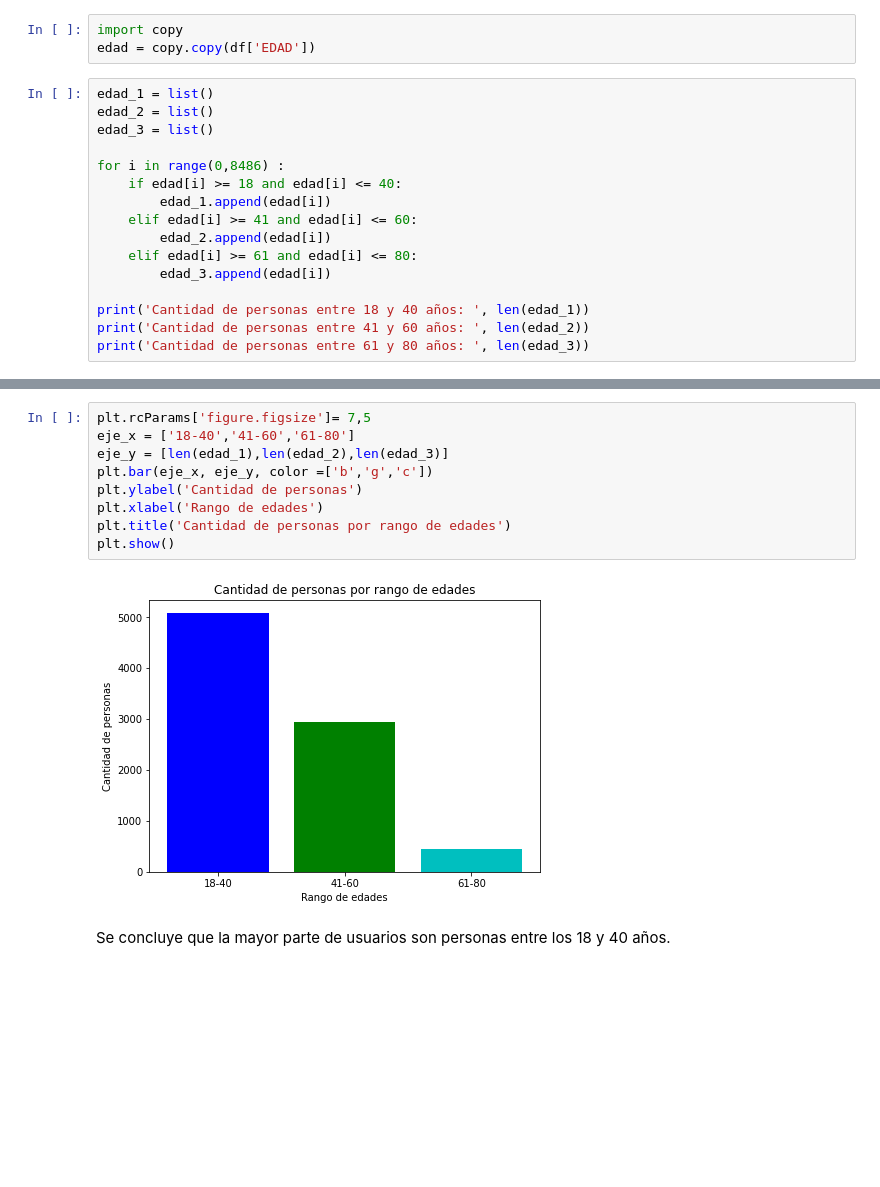
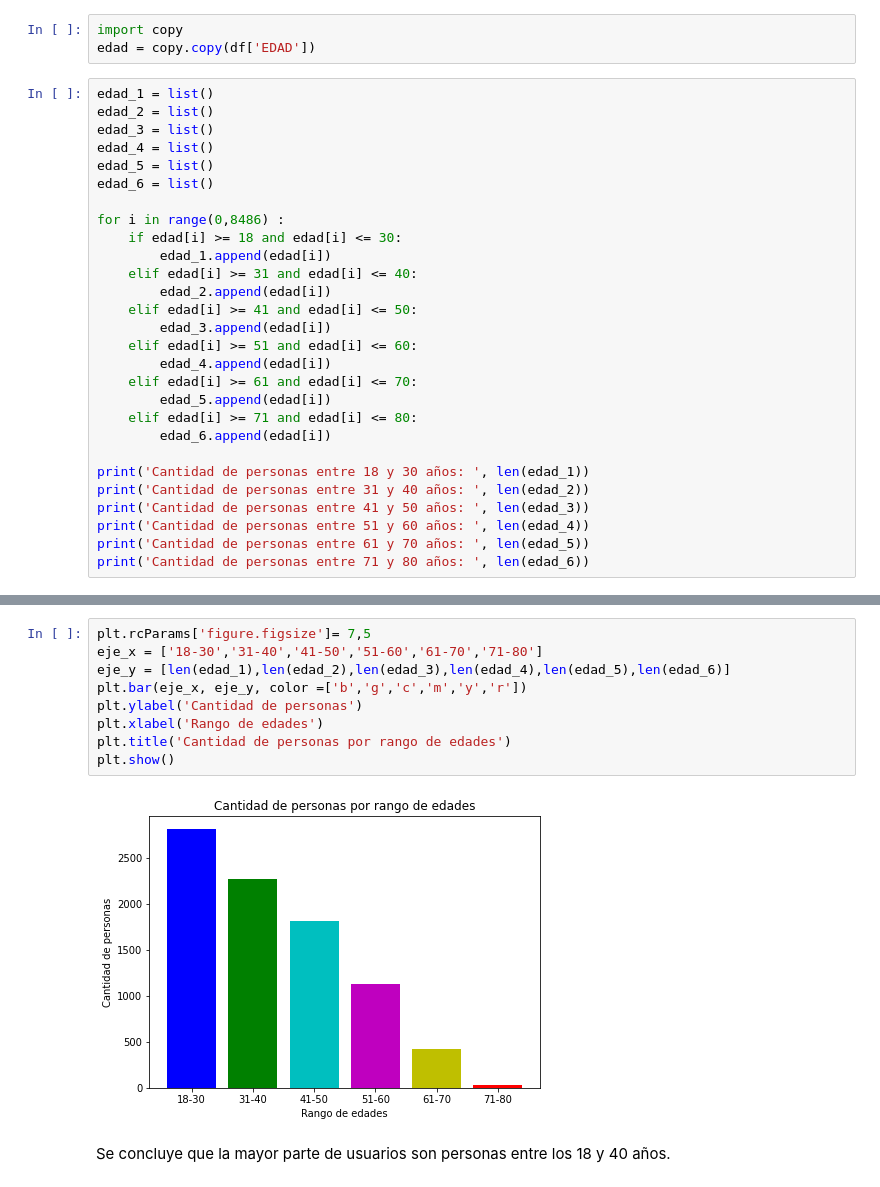
Before and after one commit to MiguelAngelTinocoArroyo/DataAnalytics, a Jupyter notebook: Source/Proyecto.ipynb, the cells around one changed output, grey strips where cells are left out. Cells and saved outputs as stored; diff of their text form; blank space fills up the shorter version.

```diff
--- a/Source/Proyecto.ipynb
+++ b/Source/Proyecto.ipynb
@@ -95,16 +95,28 @@ edad = copy.copy(df['EDAD'])
 edad_1 = list()
 edad_2 = list()
 edad_3 = list()
+edad_4 = list()
+edad_5 = list()
+edad_6 = list()
 
 for i in range(0,8486) :
-    if edad[i] >= 18 and edad[i] <= 40:
+    if edad[i] >= 18 and edad[i] <= 30:
         edad_1.append(edad[i])
-    elif edad[i] >= 41 and edad[i] <= 60:
+    elif edad[i] >= 31 and edad[i] <= 40:
         edad_2.append(edad[i])
-    elif edad[i] >= 61 and edad[i] <= 80:
+    elif edad[i] >= 41 and edad[i] <= 50:
         edad_3.append(edad[i])
+    elif edad[i] >= 51 and edad[i] <= 60:
+        edad_4.append(edad[i])
+    elif edad[i] >= 61 and edad[i] <= 70:
+        edad_5.append(edad[i])
+    elif edad[i] >= 71 and edad[i] <= 80:
+        edad_6.append(edad[i])
 
-print('Cantidad de personas entre 18 y 40 años: ', len(edad_1))
-print('Cantidad de personas entre 41 y 60 años: ', len(edad_2))
-print('Cantidad de personas entre 61 y 80 años: ', len(edad_3))
+print('Cantidad de personas entre 18 y 30 años: ', len(edad_1))
+print('Cantidad de personas entre 31 y 40 años: ', len(edad_2))
+print('Cantidad de personas entre 41 y 50 años: ', len(edad_3))
+print('Cantidad de personas entre 51 y 60 años: ', len(edad_4))
+print('Cantidad de personas entre 61 y 70 años: ', len(edad_5))
+print('Cantidad de personas entre 71 y 80 años: ', len(edad_6))
 # %% [output]
@@ -123,14 +144,14 @@ Personas entre 61 y 80 años: % 5.338204100872025
 # %%
 plt.rcParams['figure.figsize']= 7,5
-eje_x = ['18-40','41-60','61-80']
-eje_y = [len(edad_1),len(edad_2),len(edad_3)]
-plt.bar(eje_x, eje_y, color =['b','g','c'])
+eje_x = ['18-30','31-40','41-50','51-60','61-70','71-80']
+eje_y = [len(edad_1),len(edad_2),len(edad_3),len(edad_4),len(edad_5),len(edad_6)]
+plt.bar(eje_x, eje_y, color =['b','g','c','m','y','r'])
 plt.ylabel('Cantidad de personas')
 plt.xlabel('Rango de edades')
 plt.title('Cantidad de personas por rango de edades')
 plt.show()
 # %% [output]
-[figure, old version]
+[figure, new version]
 # %% [markdown]
 Se concluye que la mayor parte de usuarios son personas entre los 18 y 40 años.
 # %% [markdown]
```
Also changed, not shown: parts of 15 cells of this notebook.
